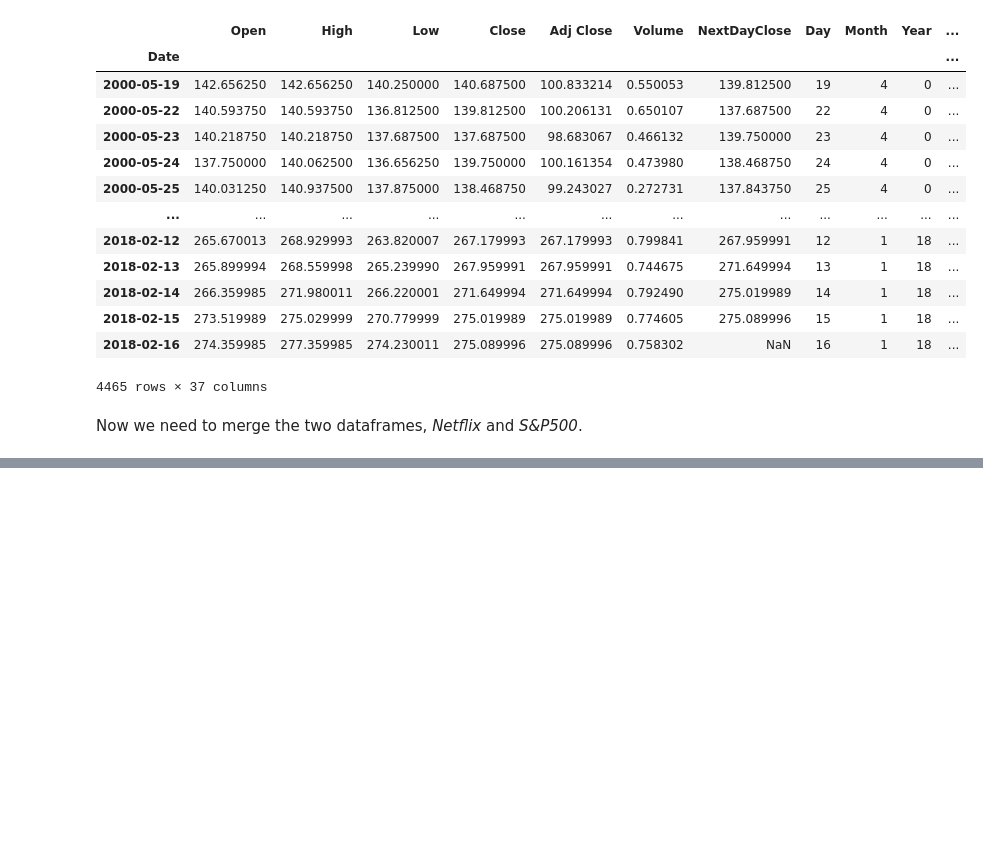
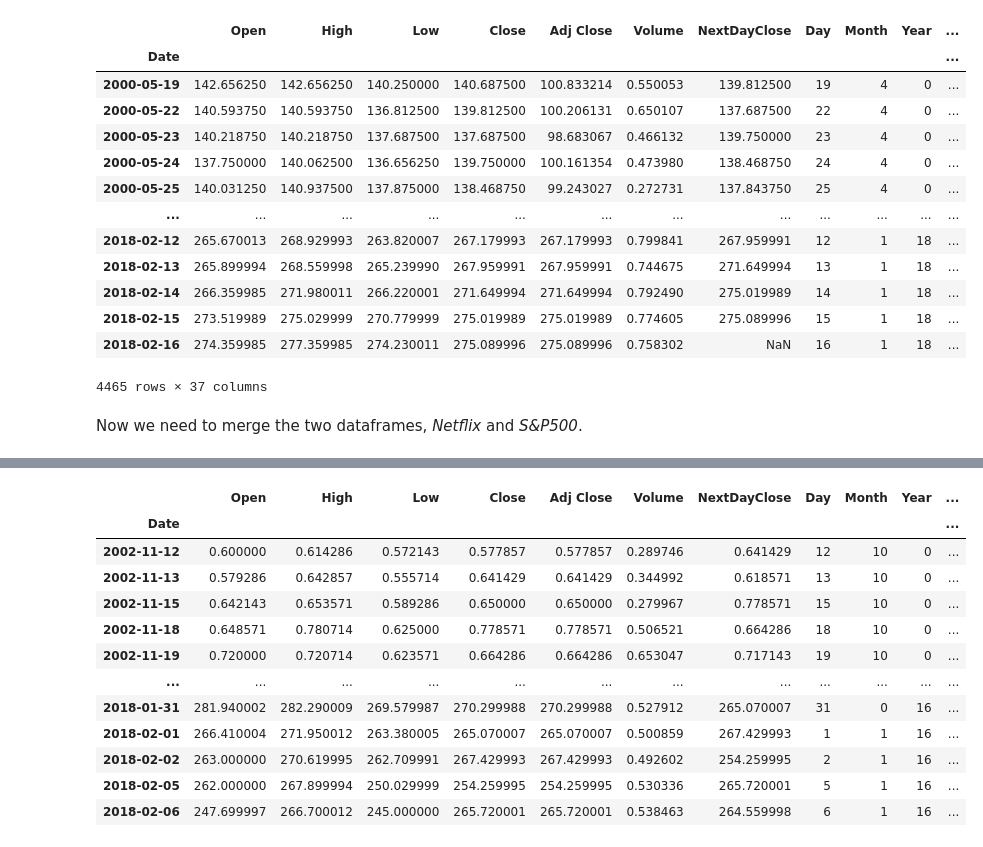
Before and after one commit to shivakumar121/StockPredict, a Jupyter notebook: Ntfl_SP_NN_4.ipynb, the cells around one changed output, grey strips where cells are left out. Drawn from its saved outputs; the diff is of its cells as text; code cells hidden in the pictures; blank space fills up the shorter version.

Commit message:
added stacked model

```diff
--- a/Ntfl_SP_NN_4.ipynb
+++ b/Ntfl_SP_NN_4.ipynb
@@ -773,0 +394,14 @@ Plot made from the predicted values shows that most of the times the model isn't
+# %%
+from sklearn import linear_model
+from sklearn.metrics import r2_score, mean_squared_error, accuracy_score
+FeatureToTest = np.array([7,8,9,10,11])
+FeatureToTest = np.append(arr=FeatureToTest, values=np.arange(15,56))
+FitOutput = pd.DataFrame(columns=['FeatureName', 'Coeff', 'Abs_Coeff'])
+display(FitOutput)
+for i in FeatureToTest:
+    #reg = linear_model.LinearRegression(fit_intercept=True)
+    reg = linear_model.LinearRegression(fit_intercept=True)
+    reg.fit(X = np.reshape(np.array(MyTrain.iloc[:,i]),(-1,1)), y = MyTrain['NextDayPrcntChangeBinned'])
+    FitOutput = FitOutput.append(pd.DataFrame({'FeatureName': MyTrain.columns[i], 'Coeff': reg.coef_, 'Abs_Coeff': abs(reg.coef_)}))
+FitOutput = FitOutput.sort_values('Abs_Coeff', ascending=False)
+display(FitOutput)
@@ -773,0 +525,70 @@ Plot made from the predicted values shows that most of the times the model isn't
+# %%
+pd.set_option("display.max_rows",10)
+from xgboost import XGBClassifier
+import xgboost as xgb
+from sklearn import svm
+
+FetauresToTake = 47
+CurrentFeatureName = FitOutput['FeatureName'][0:FetauresToTake]
+Level_1_DF = pd.DataFrame()
+k = 5
+kf = KFold(n_splits=k)
+kf.get_n_splits(MyTrain)
+XGBAccuracyArray = np.empty(k)
+SVMAccuracyArray = np.empty(k)
+i = 0
+for train_index, test_index in kf.split(MyTrain):
+    #model = XGBClassifier(objective="reg:logistic")
+    X_train, X_test = MyTrain.iloc[train_index,:], MyTrain.iloc[test_index,:]
+    MyCurrentTrain_X = X_train[CurrentFeatureName]
+    MyCurrentTrain_Y = X_train['NextDayPrcntChangeBinnedCodes']
+    MyCurrentTest_X = X_test[CurrentFeatureName]
+    MyCurrentTest_Y = X_test['NextDayPrcntChangeBinnedCodes']
+    #display(X_test)
+
+
+    TrainMat = xgb.DMatrix(MyCurrentTrain_X, label=MyCurrentTrain_Y)
+    TestMat = xgb.DMatrix(MyCurrentTest_X, label=MyCurrentTest_Y)
+
+    Params = {}
+    Params['objective'] = 'multi:softmax'
+    Params['num_class'] = 3
+    Params['eta'] = 0.1
+    Params['max_depth'] = 7
+    Params['silent'] = 1
+
+    NumRound = 51
+    #Tracklist = [(TrainMat, 'train'), (TestMat, 'test')]
+    XGBModel = xgb.train(Params, TrainMat, NumRound)
+    #display(XGBModel)
+    XGBPreds = XGBModel.predict(TestMat)
+
+    SVMModel = svm.SVC(decision_function_shape='ovo', verbose=False, gamma=0.01)
+    SVMModel.fit(X=MyCurrentTrain_X, y=MyCurrentTrain_Y)
+    #display(ModelSVM)
+    SVMPreds = SVMModel.predict(MyCurrentTest_X)
+    SVMaccuracy_rate = np.sum(SVMPreds == MyCurrentTest_Y) / MyCurrentTest_Y.shape[0]
+
+
+    #Level_1_DF = Level_1_DF.append(pd.DataFrame(X_test, Preds))
+
+    XGBaccuracy_rate = np.sum(XGBPreds == MyCurrentTest_Y) / MyCurrentTest_Y.shape[0]
+    XGBAccuracyArray[i] = XGBaccuracy_rate
+    SVMAccuracyArray[i] = SVMaccuracy_rate
+
+    Level_1_DF_Temp = pd.concat([X_test, pd.DataFrame(data = {'XGBPredictions': np.reshape(XGBPreds, (-1)), 'SVMPredictions': np.reshape(SVMPreds, (-1))}, index=X_test.index.values)], axis=1, copy=True, sort=False)
+    SVMaccuracy_rate = np.sum(Level_1_DF_Temp['SVMPredictions'] == MyCurrentTest_Y) / MyCurrentTest_Y.shape[0]
+    XGBaccuracy_rate = np.sum(Level_1_DF_Temp['XGBPredictions'] == MyCurrentTest_Y) / MyCurrentTest_Y.shape[0]
+    Level_1_DF = Level_1_DF.append(Level_1_DF_Temp, sort=False)
+    #Level_1_DF = Level_1_DF.append(pd.concat([X_test, pd.DataFrame(data = {'XGBPredictions': np.reshape(XGBPreds, (-1)), 'SVMPredictions': np.reshape(SVMPreds, (-1))}, index=X_test.index.values)], axis=1, copy=True, sort=False))
+    i+= 1
+    print('Accuracy for fold {} using XGB = {}'.format(i, XGBaccuracy_rate))
+    print('Accuracy for fold {} using SVM = {}'.format(i, SVMaccuracy_rate))
+    print ("############################")
+    #display (pd.concat([pd.DataFrame(np.reshape(Preds, (-1,1)), index=X_test.index.values), X_test], axis=1, copy=True))
+
+#########################
+display(Level_1_DF)
+print('Mean accuracy with softmax for XGB = {}'.format(np.mean(XGBAccuracyArray)))
+print('Mean accuracy with softmax for SVM = {}'.format(np.mean(SVMAccuracyArray)))
+# %% [output]
@@ -773,0 +610,13 @@ Plot made from the predicted values shows that most of the times the model isn't
+|  | Open | High | Low | Close | Adj Close | Volume | NextDayClose | Day | Month | Year | ... |
+| Date |  |  |  |  |  |  |  |  |  |  | ... |
+| 2002-11-12 | 0.600000 | 0.614286 | 0.572143 | 0.577857 | 0.577857 | 0.289746 | 0.641429 | 12 | 10 | 0 | ... |
+| 2002-11-13 | 0.579286 | 0.642857 | 0.555714 | 0.641429 | 0.641429 | 0.344992 | 0.618571 | 13 | 10 | 0 | ... |
+| 2002-11-15 | 0.642143 | 0.653571 | 0.589286 | 0.650000 | 0.650000 | 0.279967 | 0.778571 | 15 | 10 | 0 | ... |
+| 2002-11-18 | 0.648571 | 0.780714 | 0.625000 | 0.778571 | 0.778571 | 0.506521 | 0.664286 | 18 | 10 | 0 | ... |
+| 2002-11-19 | 0.720000 | 0.720714 | 0.623571 | 0.664286 | 0.664286 | 0.653047 | 0.717143 | 19 | 10 | 0 | ... |
+| ... | ... | ... | ... | ... | ... | ... | ... | ... | ... | ... | ... |
+| 2018-01-31 | 281.940002 | 282.290009 | 269.579987 | 270.299988 | 270.299988 | 0.527912 | 265.070007 | 31 | 0 | 16 | ... |
+| 2018-02-01 | 266.410004 | 271.950012 | 263.380005 | 265.070007 | 265.070007 | 0.500859 | 267.429993 | 1 | 1 | 16 | ... |
+| 2018-02-02 | 263.000000 | 270.619995 | 262.709991 | 267.429993 | 267.429993 | 0.492602 | 254.259995 | 2 | 1 | 16 | ... |
+| 2018-02-05 | 262.000000 | 267.899994 | 250.029999 | 254.259995 | 254.259995 | 0.530336 | 265.720001 | 5 | 1 | 16 | ... |
+| 2018-02-06 | 247.699997 | 266.700012 | 245.000000 | 265.720001 | 265.720001 | 0.538463 | 264.559998 | 6 | 1 | 16 | ... |
```
Also changed, not shown: parts of 55 cells of this notebook.
